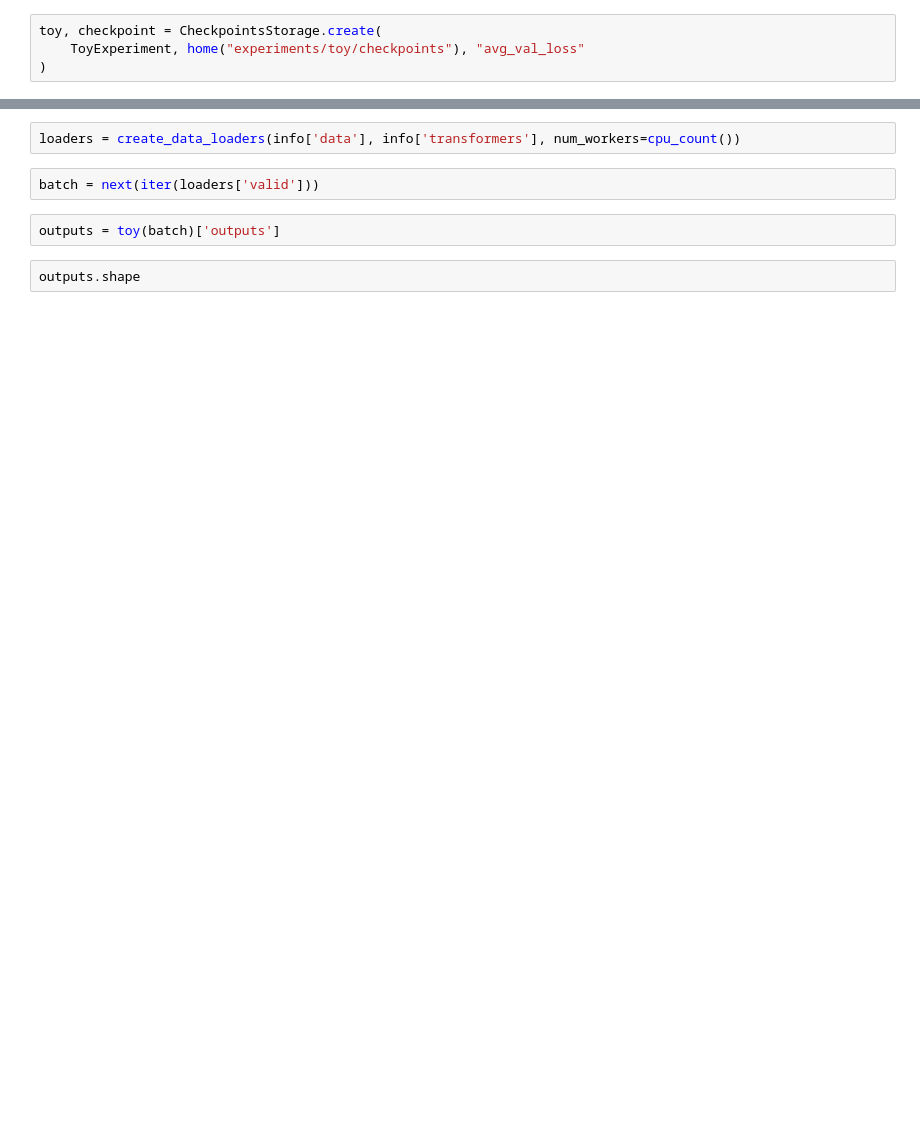
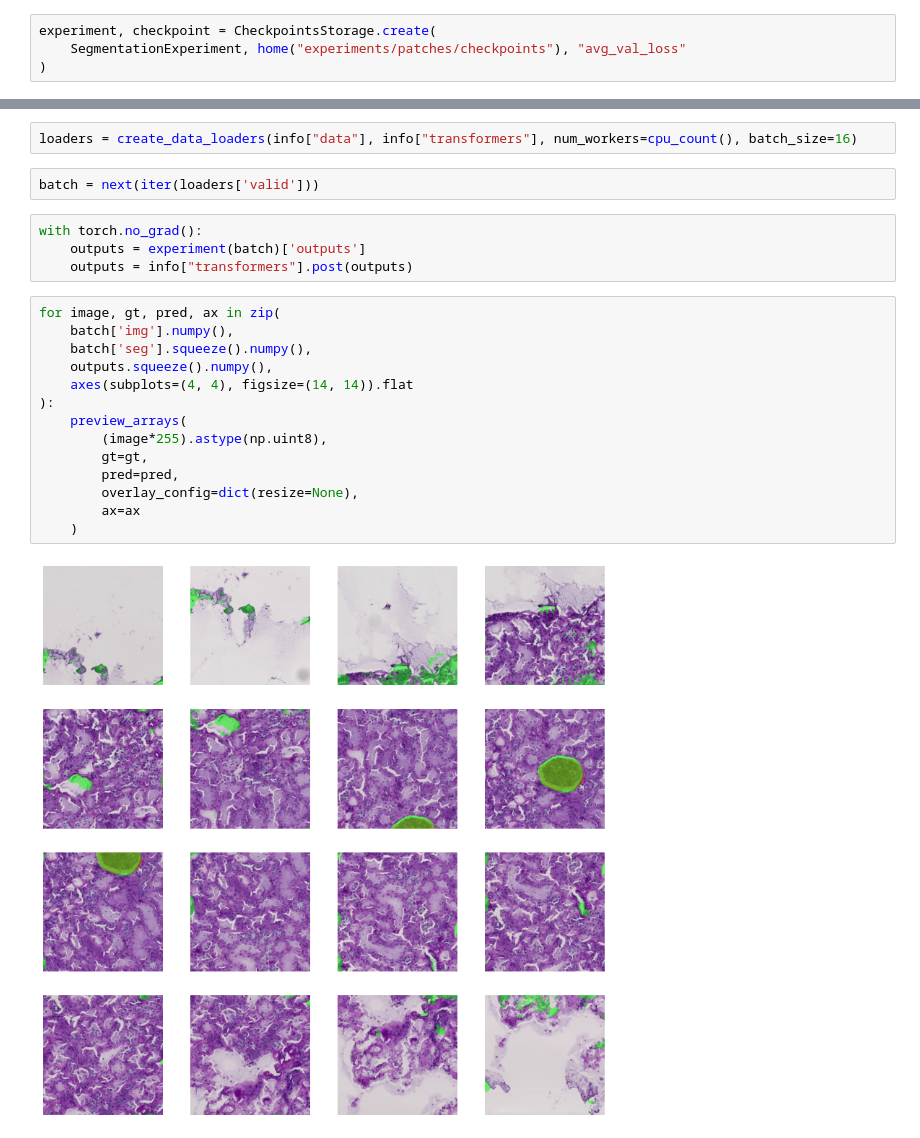
Before and after one commit to devforfu/kidney, a Jupyter notebook: nbs/tool_restore_checkpoint.ipynb, the cells around one changed output, grey strips where cells are left out. Saved outputs shown, nothing was run; the diff lists cells and outputs as text; blank space fills up the shorter version.

```diff
--- a/nbs/tool_restore_checkpoint.ipynb
+++ b/nbs/tool_restore_checkpoint.ipynb
@@ -12,6 +18,6 @@ from kidney.utils.checkpoints import CheckpointsStorage
 # %%
-toy, checkpoint = CheckpointsStorage.create(
-    ToyExperiment, home("experiments/toy/checkpoints"), "avg_val_loss"
+experiment, checkpoint = CheckpointsStorage.create(
+    SegmentationExperiment, home("experiments/patches/checkpoints"), "avg_val_loss"
 )
 # %%
 info = checkpoint.meta
@@ -20,8 +27,24 @@ info.keys()
 # %%
-loaders = create_data_loaders(info['data'], info['transformers'], num_workers=cpu_count())
+loaders = create_data_loaders(info["data"], info["transformers"], num_workers=cpu_count(), batch_size=16)
 # %%
 batch = next(iter(loaders['valid']))
-# %%
-outputs = toy(batch)['outputs']
-# %%
-outputs.shape
+# %%
+with torch.no_grad():
+    outputs = experiment(batch)['outputs']
+    outputs = info["transformers"].post(outputs)
+# %%
+for image, gt, pred, ax in zip(
+    batch['img'].numpy(),
+    batch['seg'].squeeze().numpy(),
+    outputs.squeeze().numpy(),
+    axes(subplots=(4, 4), figsize=(14, 14)).flat
+):
+    preview_arrays(
+        (image*255).astype(np.uint8),
+        gt=gt,
+        pred=pred,
+        overlay_config=dict(resize=None),
+        ax=ax
+    )
+# %% [output]
+[figure, added]
```
Also changed, not shown: parts of 3 cells of this notebook, 5 other files.
